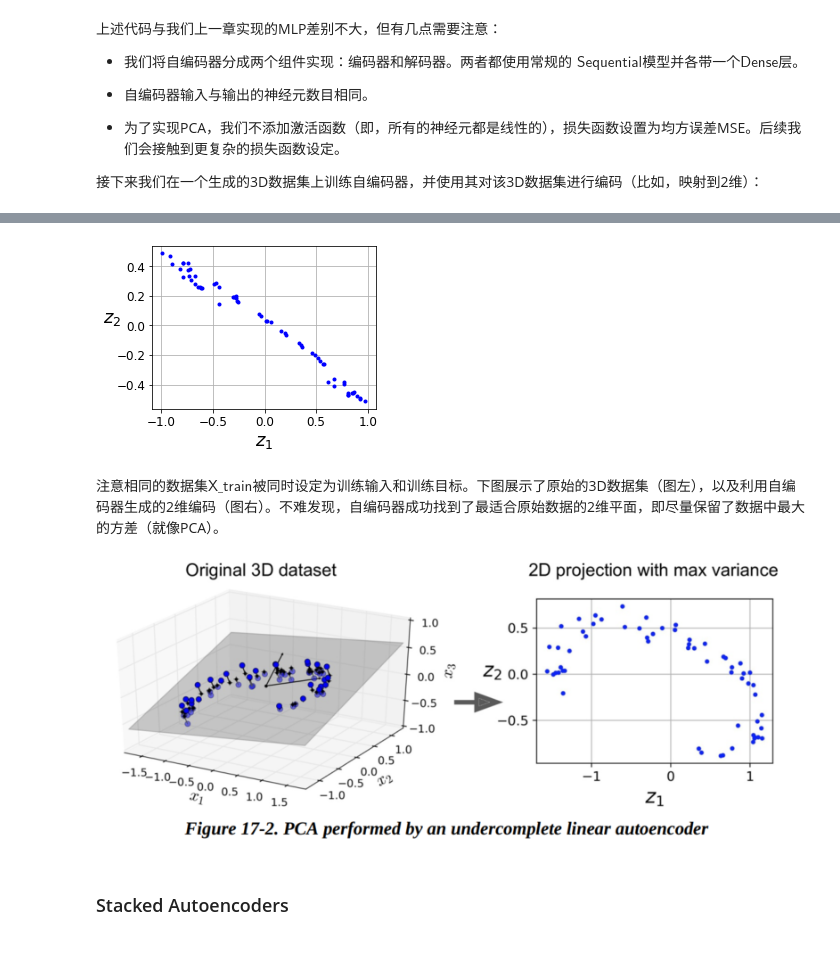
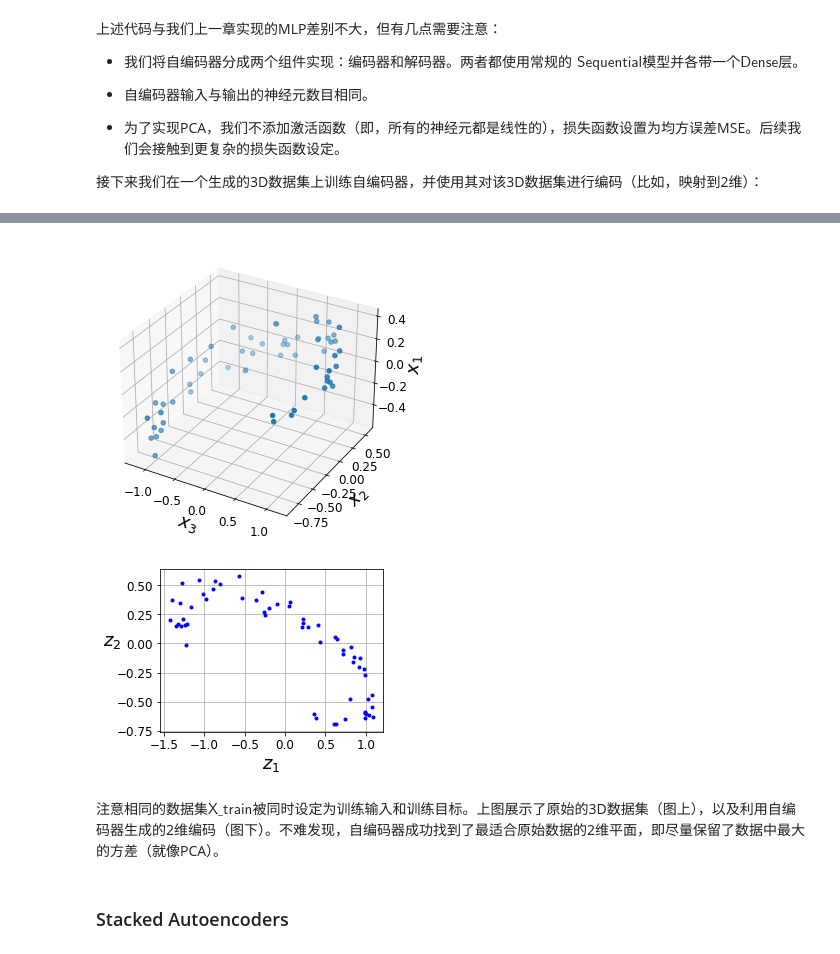
Before and after one commit to chenhaishun/Hands-on-Machine-Learning-2edition, a Jupyter notebook: 17_Autoencoder_and_GANS.ipynb, the cells around one changed output, grey strips where cells are left out. Saved outputs shown, nothing was run; the diff lists cells and outputs as text; code cells hidden in the pictures.

```diff
--- a/17_Autoencoder_and_GANS.ipynb
+++ b/17_Autoencoder_and_GANS.ipynb
@@ -116,6 +116,20 @@ autoencoder.compile(loss="mse", optimizer=keras.optimizers.SGD(lr=0.1))
 接下来我们在一个生成的3D数据集上训练自编码器，并使用其对该3D数据集进行编码（比如，映射到2维）：
 # %%
 #生成3D数据集
+from mpl_toolkits.mplot3d import Axes3D
+
+def plot_3D(data):
+    x = data[:, 0]
+    y = data[:, 1]
+    z = data[:, 2]
+    fig = plt.figure()
+    ax = Axes3D(fig)
+    ax.scatter(x, y, z)
+    ax.set_zlabel("$x_1$", fontdict={'size': 18})
+    ax.set_ylabel("$x_2$", fontdict={'size': 18})
+    ax.set_xlabel("$x_3$", fontdict={'size': 18})
+    plt.show()
+
 np.random.seed(4)
 def generate_3d_data(m, w1=0.1, w2=0.3, noise=0.1):
     angles = np.random.rand(m) * 3 * np.pi / 2 - 0.5
@@ -127,9 +141,11 @@ def generate_3d_data(m, w1=0.1, w2=0.3, noise=0.1):
 X_train = generate_3d_data(60)
 X_train = X_train - X_train.mean(axis=0, keepdims=0)
 
-
 history = autoencoder.fit(X_train, X_train, epochs=20)
 codings = encoder.predict(X_train)
+
+
+plot_3D(X_train)
 
 fig = plt.figure(figsize=(4,3))
 plt.plot(codings[:,0], codings[:, 1],'b.')
@@ -159,8 +175,7 @@ Epoch 20/20
-[figure, old version]
+[figure, new version]
+[figure, added]
 # %% [markdown]
-注意相同的数据集$\textsf{X_train}$被同时设定为训练输入和训练目标。下图展示了原始的3D数据集（图左），以及利用自编码器生成的2维编码（图右）。不难发现，自编码器成功找到了最适合原始数据的2维平面，即尽量保留了数据中最大的方差（就像PCA）。
-
-![image.png](attachment:image.png)
+注意相同的数据集$\textsf{X_train}$被同时设定为训练输入和训练目标。上图展示了原始的3D数据集（图上），以及利用自编码器生成的2维编码（图下）。不难发现，自编码器成功找到了最适合原始数据的2维平面，即尽量保留了数据中最大的方差（就像PCA）。
 # %% [markdown]
 ### Stacked Autoencoders
 # %% [markdown]
```
Also changed, not shown: parts of 6 cells of this notebook, 1 other file.
